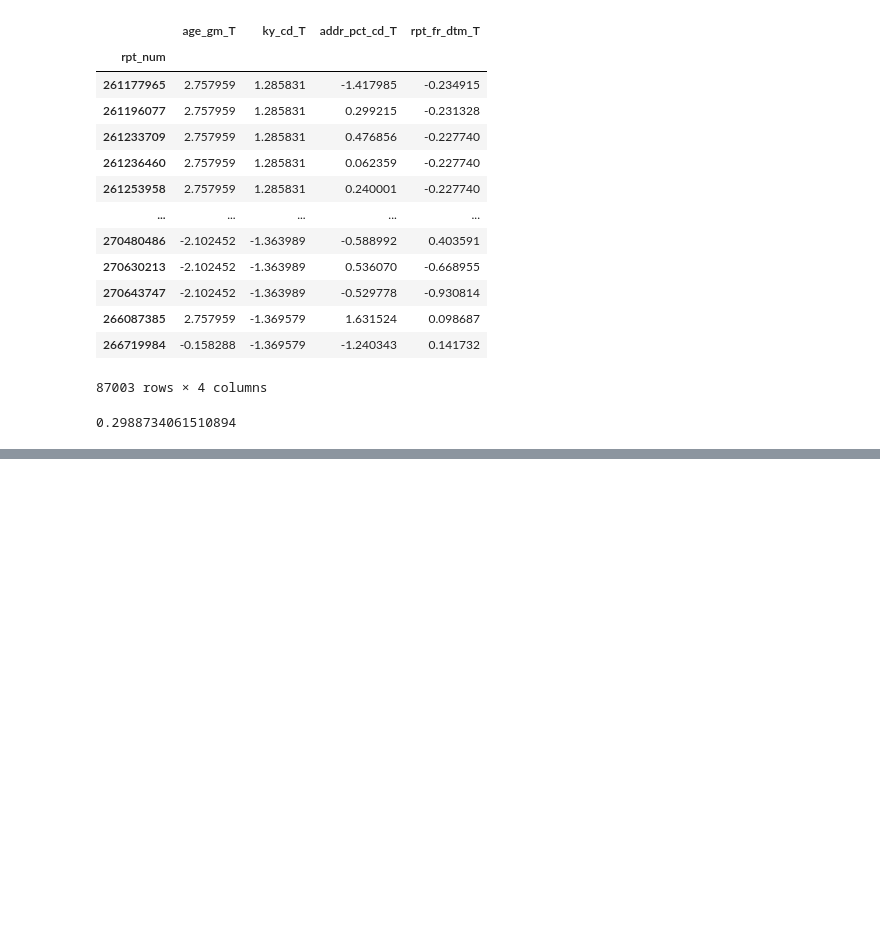
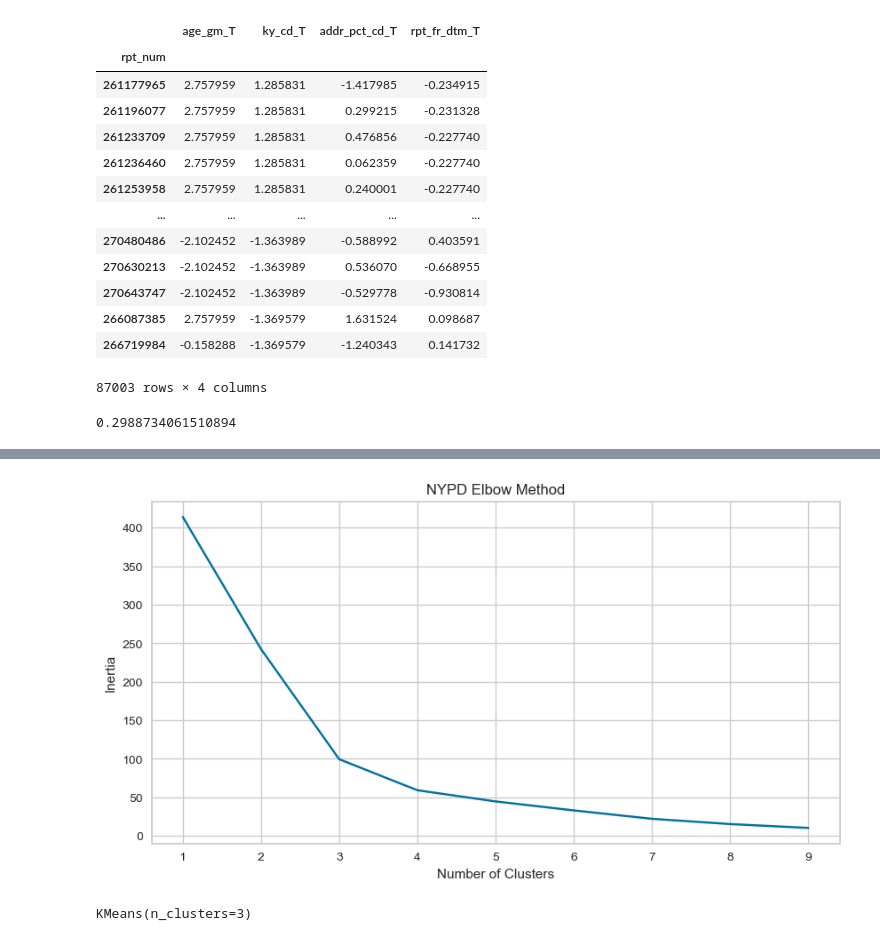
Before and after one commit to accoffin12/CrimeVictimAnalysis_Capstone, a Jupyter notebook: KMeans Clustering Models Developed for Predictive Modeling.ipynb, the cells around one changed output, grey strips where cells are left out. Drawn from its saved outputs; the diff is of its cells as text; code cells hidden in the pictures; blank space fills up the shorter version.

Commit message:
NYPD_AgeSeg Mod

```diff
--- a/KMeans Clustering Models Developed for Predictive Modeling.ipynb
+++ b/KMeans Clustering Models Developed for Predictive Modeling.ipynb
@@ -622,0 +626,4 @@ visualizer.show()
+# %%
+NYPD_AgeSeg = pd.read_csv('Data/ML_PreProcess/NYPD_AgeSegML.csv')
+NYPD_AgeSeg.drop(['age_group'], axis=1, inplace=(True))
+NYPD_AgeSeg
@@ -622,0 +644,5 @@ visualizer.show()
+# %%
+# Scaling the Data:
+scaler = StandardScaler()
+NYPD_AgeSeg[["age_gm_T", "ncic_T", "vic_num_T"]] = scaler.fit_transform(NYPD_AgeSeg[["age_gm", "ncic", "vic_num"]])
+NYPD_AgeSeg
@@ -622,0 +663,9 @@ visualizer.show()
+# %%
+optimise_k_means(NYPD_AgeSeg[['age_gm_T', 'vic_num_T']], 10)
+# %% [output]
+[figure, added]
+# %%
+kmeans2= KMeans(n_clusters=3)
+kmeans2.fit(NYPD_AgeSeg[['age_gm_T', 'vic_num_T']])
+# %% [output]
+KMeans(n_clusters=3)
```
Also changed, not shown: parts of 13 cells of this notebook, 6 other files.
